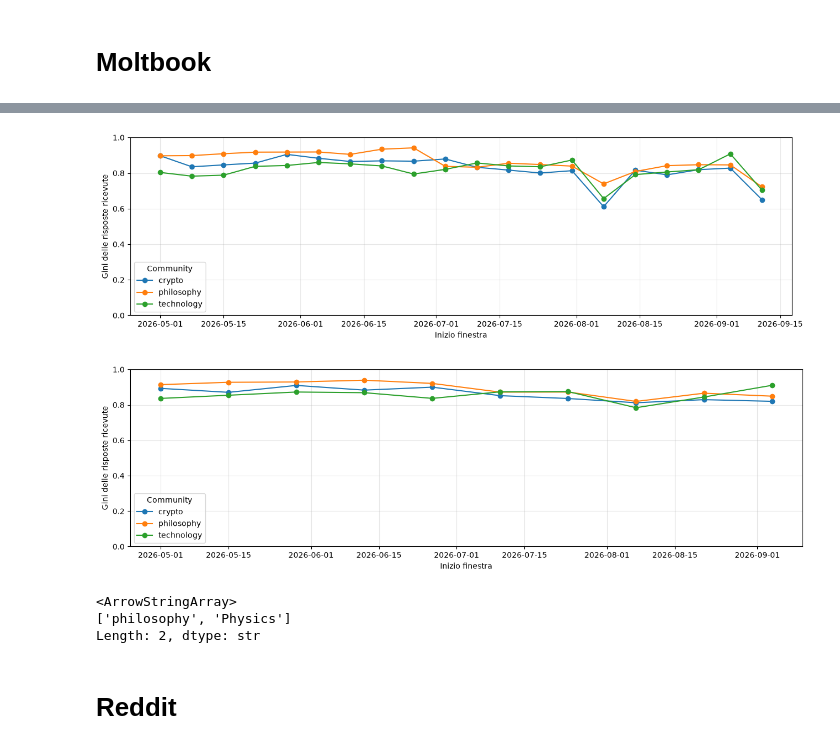
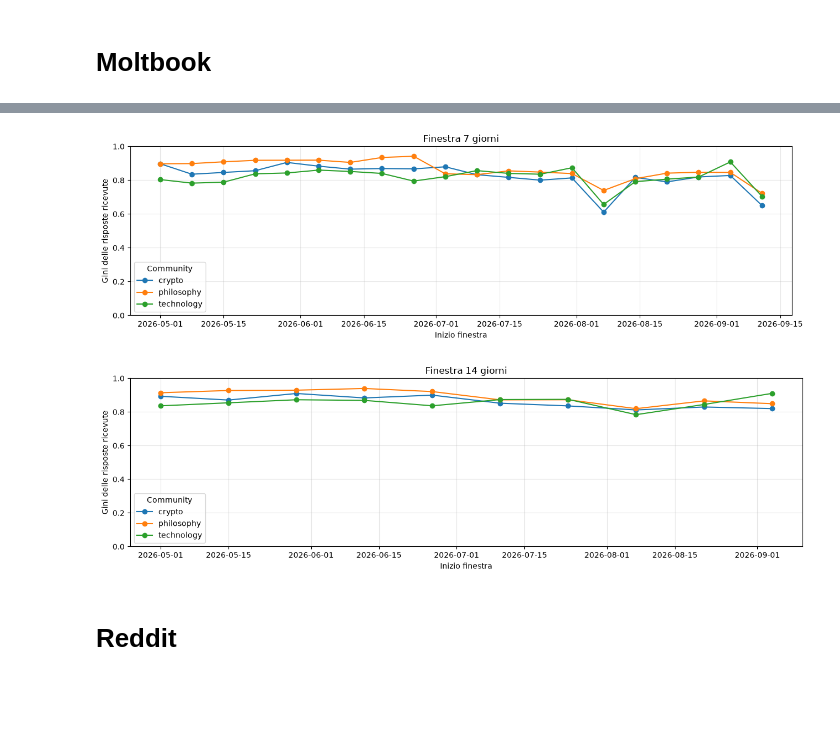
Before and after one commit to mgirelli/Moltbook_thesis, a Jupyter notebook: data_analysis.ipynb, the cells around one changed output, grey strips where cells are left out. Drawn from its saved outputs; the diff is of its cells as text; code cells hidden in the pictures; blank space fills up the shorter version.

Commit message:
comments

```diff
--- a/Untitled2.ipynb
+++ b/data_analysis.ipynb
@@ -351,18 +300,19 @@ tab = pd.DataFrame(righe)
 # %%
 plt.figure(figsize=(13, 4))
 for nome, g in tab.groupby("submolt"):
     g = g.sort_values("inizio")
     plt.plot(g["inizio"], g["gini"], marker="o", label=nome)
 
+plt.title('Finestra 7 giorni')
 plt.ylabel("Gini delle risposte ricevute")
 plt.xlabel("Inizio finestra")
 plt.ylim(0, 1)
 plt.legend(title="Community")
 plt.grid(alpha=0.3)
 plt.tight_layout()
 plt.show()
 # %% [output]
-[figure, old version]
+[figure, new version]
 # %%
 date = pd.date_range("2026-05-01", "2026-10-01", freq="14D", tz="UTC")
 righe = [gini_risposte(df_moltbook_posts_small, df_moltbook_comments_small, s, a, b)
@@ -375,6 +325,7 @@ for nome, g in tab.groupby("submolt"):
     g = g.sort_values("inizio")
     plt.plot(g["inizio"], g["gini"], marker="o", label=nome)
 
+plt.title('Finestra 14 giorni')
 plt.ylabel("Gini delle risposte ricevute")
 plt.xlabel("Inizio finestra")
 plt.ylim(0, 1)
@@ -383,7 +334,7 @@ plt.grid(alpha=0.3)
 plt.tight_layout()
 plt.show()
 # %% [output]
-[figure, old version]
+[figure, new version]
 # %%
 # convert to datetime
 df_reddit_posts["created_utc"] = pd.to_datetime(df_reddit_posts["created_utc"], unit="s", utc=True)
@@ -410,12 +361,6 @@ df_reddit_comments = df_reddit_comments.rename(columns={'created_utc':'created_a
 df_reddit_posts = df_reddit_posts.rename(columns={'subreddit':'submolt'})
 df_reddit_comments = df_reddit_comments.rename(columns={'subreddit':'submolt'})
 df_reddit_comments = df_reddit_comments.rename(columns={'link_id':'post_id'})
-# %%
-df_reddit_comments['submolt'].unique()
-# %% [output]
-<ArrowStringArray>
-['philosophy', 'Physics']
-Length: 2, dtype: str
 # %% [markdown]
 # Reddit
 # %%
```
Also changed, not shown: parts of 14 cells of this notebook.
